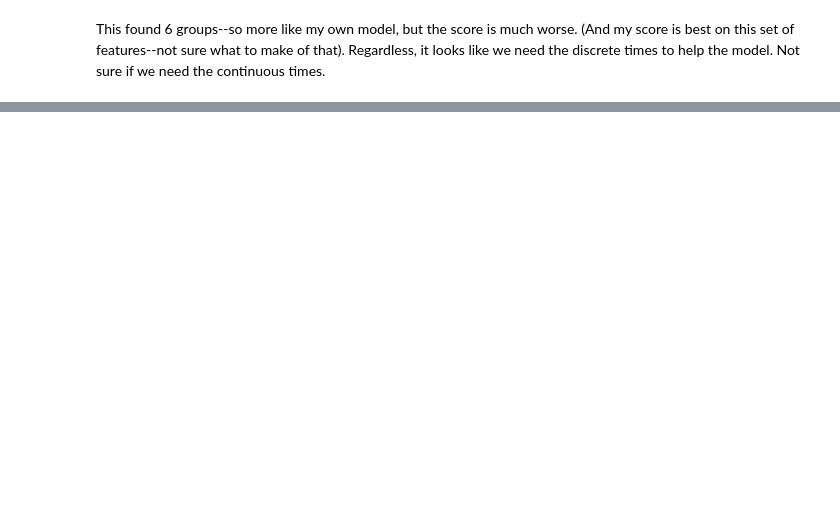
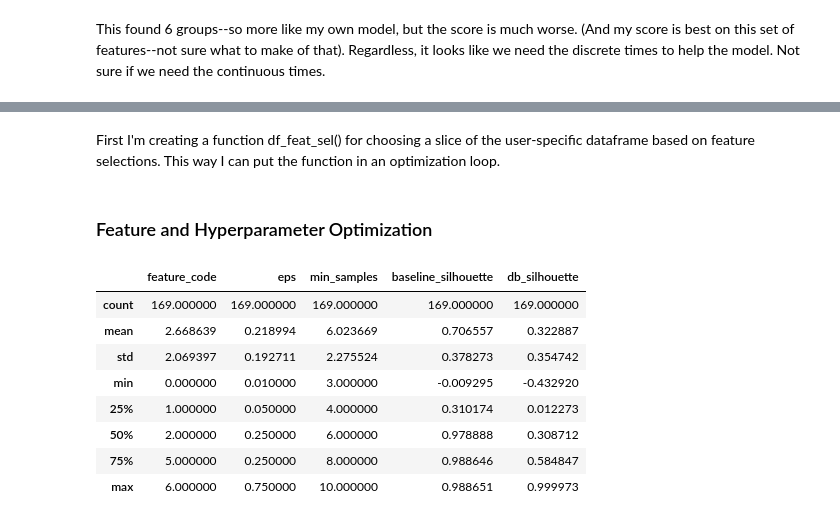
Before and after one commit to mccoolgrime/BrainStationCapstone, a Jupyter notebook: notebooks/Applying ML to Find User Hikes.ipynb, the cells around one changed output, grey strips where cells are left out. Cells and saved outputs as stored; diff of their text form; code cells hidden in the pictures; blank space fills up the shorter version.

Commit message:
Optimize model features and hyperparameters for first user

```diff
--- a/notebooks/Applying ML to Find User Hikes.ipynb
+++ b/notebooks/Applying ML to Find User Hikes.ipynb
@@ -546,0 +525,2 @@ This found 6 groups--so more like my own model, but the score is much worse. (An
+# %% [markdown]
+First I'm creating a function df_feat_sel() for choosing a slice of the user-specific dataframe based on feature selections. This way I can put the function in an optimization loop.
@@ -546,0 +590,24 @@ This found 6 groups--so more like my own model, but the score is much worse. (An
+# %%
+def df_feat_sel(df, i):
+
+    '''
+    Takes a user-specific dataframe (df) and an integer mapped to a specific set of features
+    and returns a dataframe for cluster analysis.
+
+    Arguments:
+    df -- name of user-specific dataframe from the df_sp dataframe (after discrete time columns have been added)
+    i -- integer 0 to 6 acting as keys in the dictionary for the feature selections
+
+    For a reminder of what i maps to, use feat_sel_param() function
+
+    Returns:
+    Dataframe slice of original dataframe with only the columns chosen for feature selection
+
+    '''
+
+    sel_df = df[feat_sel_param(i)[1]]
+
+
+    return sel_df
+# %% [markdown]
+### Feature and Hyperparameter Optimization
@@ -546,0 +660,13 @@ This found 6 groups--so more like my own model, but the score is much worse. (An
+# %%
+# Overview of set for not null scores
+sil_scores[sil_scores["db_silhouette"].notnull()].describe()
+# %% [output]
+|  | feature_code | eps | min_samples | baseline_silhouette | db_silhouette |
+| count | 169.000000 | 169.000000 | 169.000000 | 169.000000 | 169.000000 |
+| mean | 2.668639 | 0.218994 | 6.023669 | 0.706557 | 0.322887 |
+| std | 2.069397 | 0.192711 | 2.275524 | 0.378273 | 0.354742 |
+| min | 0.000000 | 0.010000 | 3.000000 | -0.009295 | -0.432920 |
+| 25% | 1.000000 | 0.050000 | 4.000000 | 0.310174 | 0.012273 |
+| 50% | 2.000000 | 0.250000 | 6.000000 | 0.978888 | 0.308712 |
+| 75% | 5.000000 | 0.250000 | 8.000000 | 0.988646 | 0.584847 |
+| max | 6.000000 | 0.750000 | 10.000000 | 0.988651 | 0.999973 |
```
Also changed, not shown: parts of 21 cells of this notebook.
